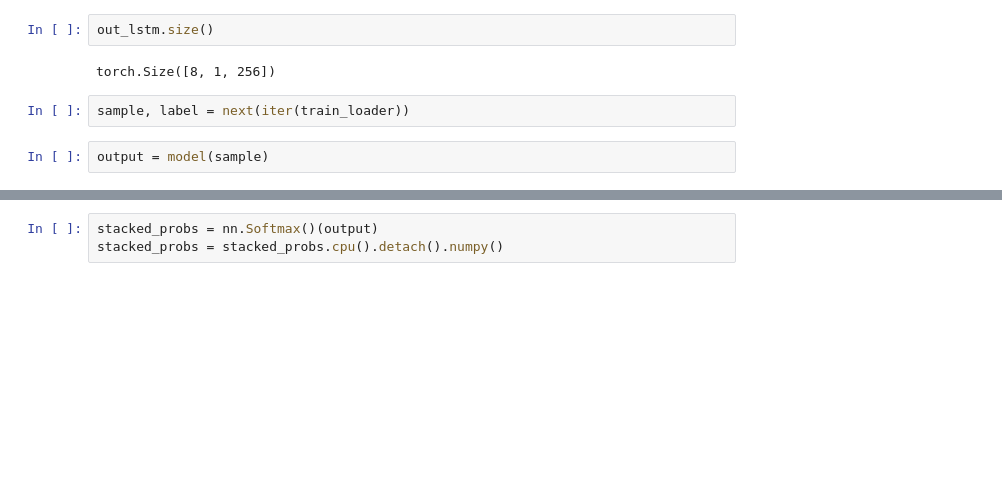
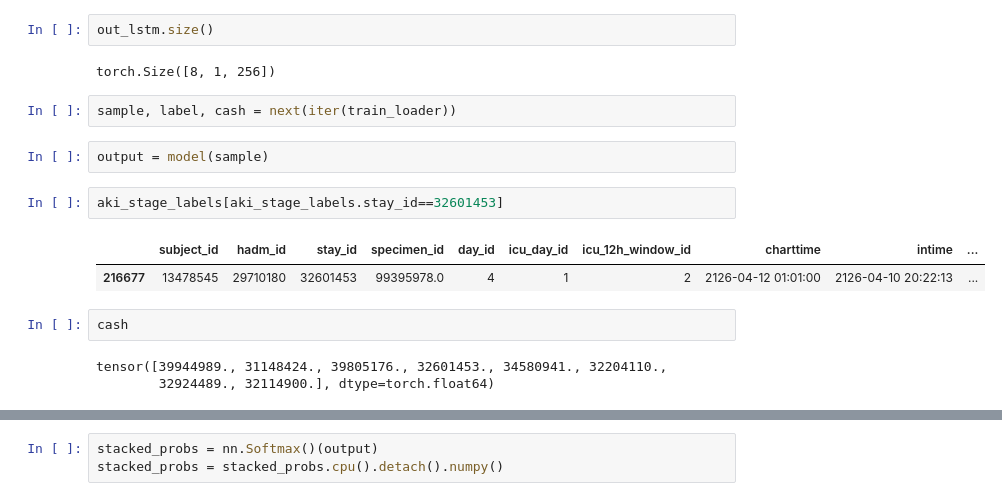
Before and after one commit to maslenkovas/aki_prediction, a Jupyter notebook: other/icu_multihot_model.ipynb, the cells around one changed output, grey strips where cells are left out. Drawn from its saved outputs; the diff is of its cells as text; blank space fills up the shorter version.

```diff
--- a/other/icu_multihot_model.ipynb
+++ b/other/icu_multihot_model.ipynb
@@ -1206,6 +1219,16 @@ out_lstm.size()
 # %% [output]
 torch.Size([8, 1, 256])
 # %%
-sample, label = next(iter(train_loader))
+sample, label, cash = next(iter(train_loader))
 # %%
 output = model(sample)
+# %%
+aki_stage_labels[aki_stage_labels.stay_id==32601453]
+# %% [output]
+|  | subject_id | hadm_id | stay_id | specimen_id | day_id | icu_day_id | icu_12h_window_id | charttime | intime | ... |
+| 216677 | 13478545 | 29710180 | 32601453 | 99395978.0 | 4 | 1 | 2 | 2126-04-12 01:01:00 | 2126-04-10 20:22:13 | ... |
+# %%
+cash
+# %% [output]
+tensor([39944989., 31148424., 39805176., 32601453., 34580941., 32204110.,
+        32924489., 32114900.], dtype=torch.float64)
```
Also changed, not shown: parts of 31 cells of this notebook, 2 other files.
